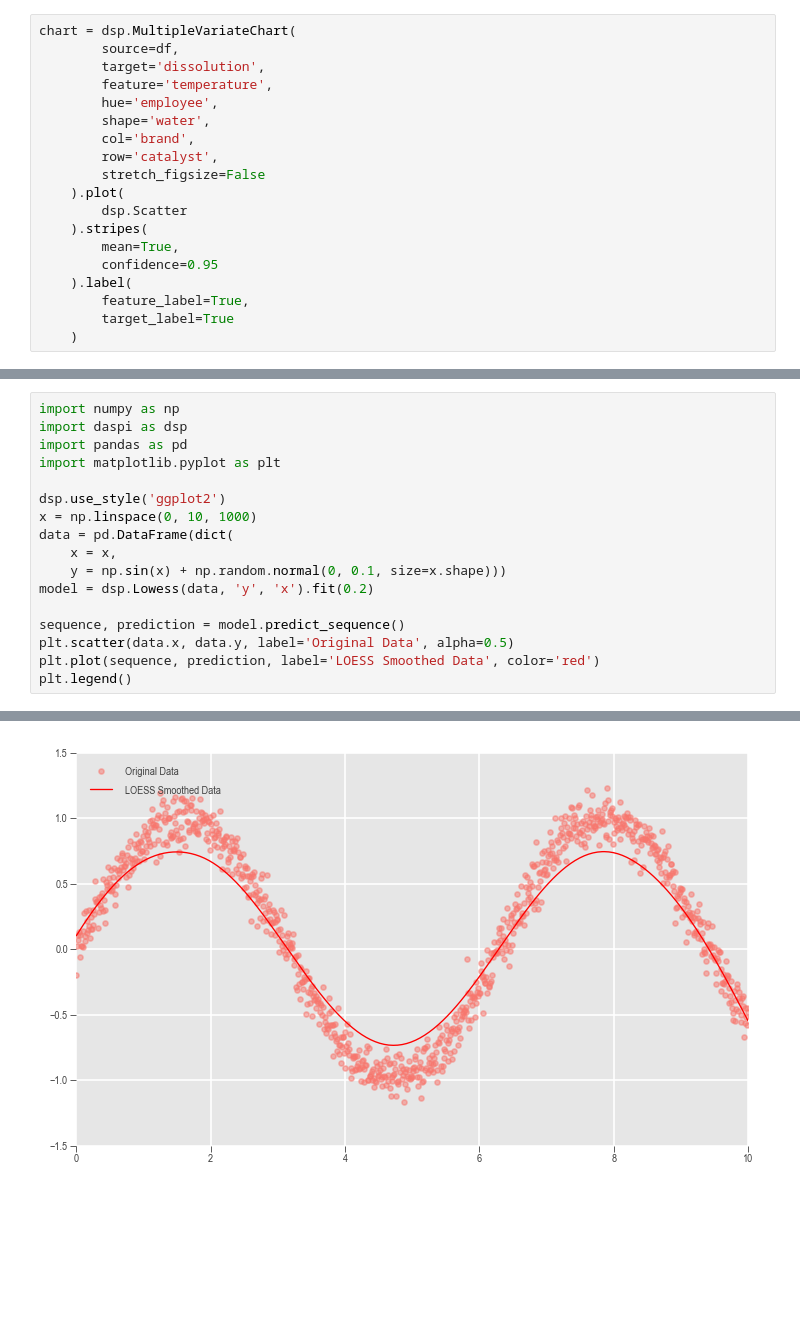
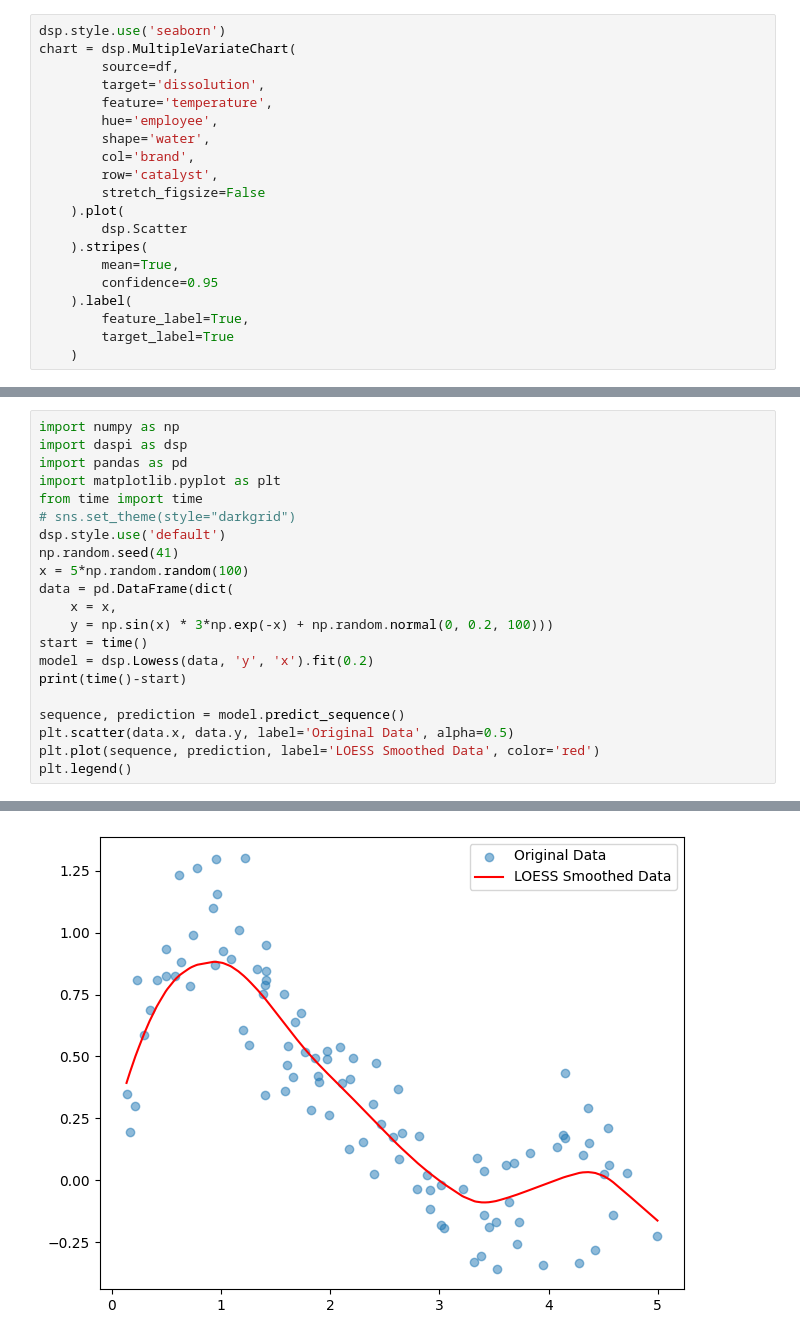
Before and after one commit to j4ggr/DaSPi, a Jupyter notebook: notebooks/doc-content_process-improvement.ipynb, the cells around one changed output, grey strips where cells are left out. Cells and saved outputs as stored; diff of their text form; blank space fills up the shorter version.

```diff
--- a/notebooks/doc-content_process-improvement.ipynb
+++ b/notebooks/doc-content_process-improvement.ipynb
@@ -27,6 +25,7 @@ Data columns (total 9 columns):
 dtypes: bool(1), float64(4), object(4)
 memory usage: 3.2+ KB
 # %%
+dsp.style.use('seaborn')
 chart = dsp.MultipleVariateChart(
         source=df,
         target='dissolution',
@@ -251,13 +123,17 @@ import numpy as np
 import daspi as dsp
 import pandas as pd
 import matplotlib.pyplot as plt
-
-dsp.use_style('ggplot2')
-x = np.linspace(0, 10, 1000)
+from time import time
+# sns.set_theme(style="darkgrid")
+dsp.style.use('default')
+np.random.seed(41)
+x = 5*np.random.random(100)
 data = pd.DataFrame(dict(
     x = x,
-    y = np.sin(x) + np.random.normal(0, 0.1, size=x.shape)))
+    y = np.sin(x) * 3*np.exp(-x) + np.random.normal(0, 0.2, 100)))
+start = time()
 model = dsp.Lowess(data, 'y', 'x').fit(0.2)
+print(time()-start)
 
 sequence, prediction = model.predict_sequence()
 plt.scatter(data.x, data.y, label='Original Data', alpha=0.5)
@@ -268 +145 @@ plt.legend()
-[figure, old version]
+[figure, new version]
```
Also changed, not shown: parts of 10 cells of this notebook, 5 other files.
